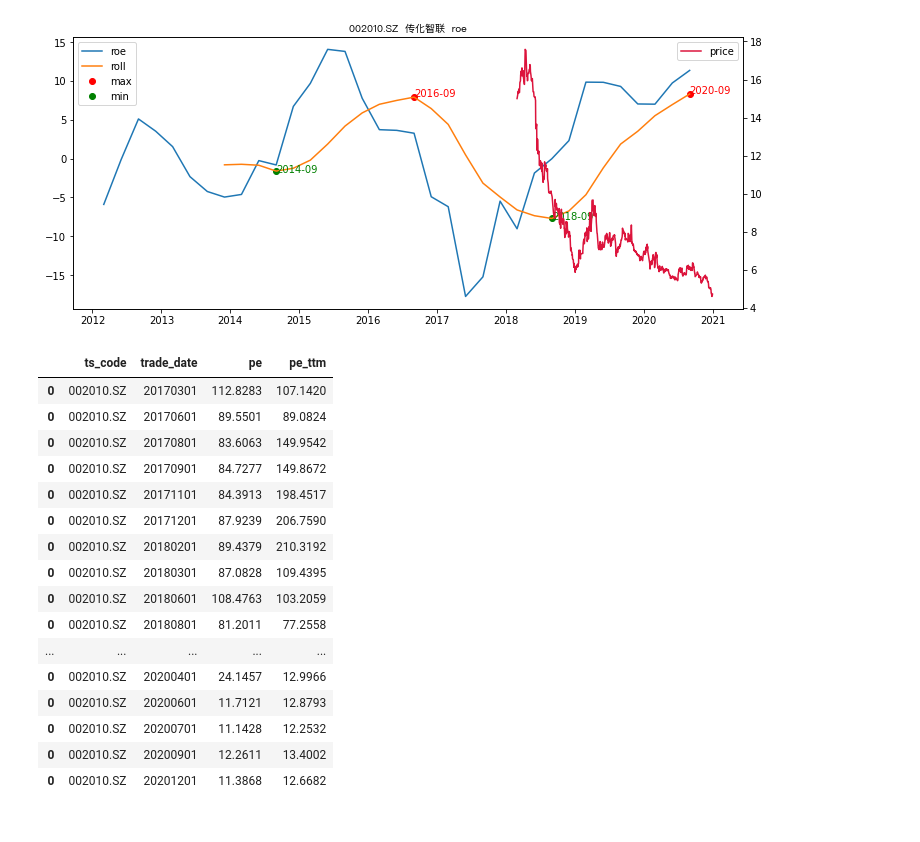
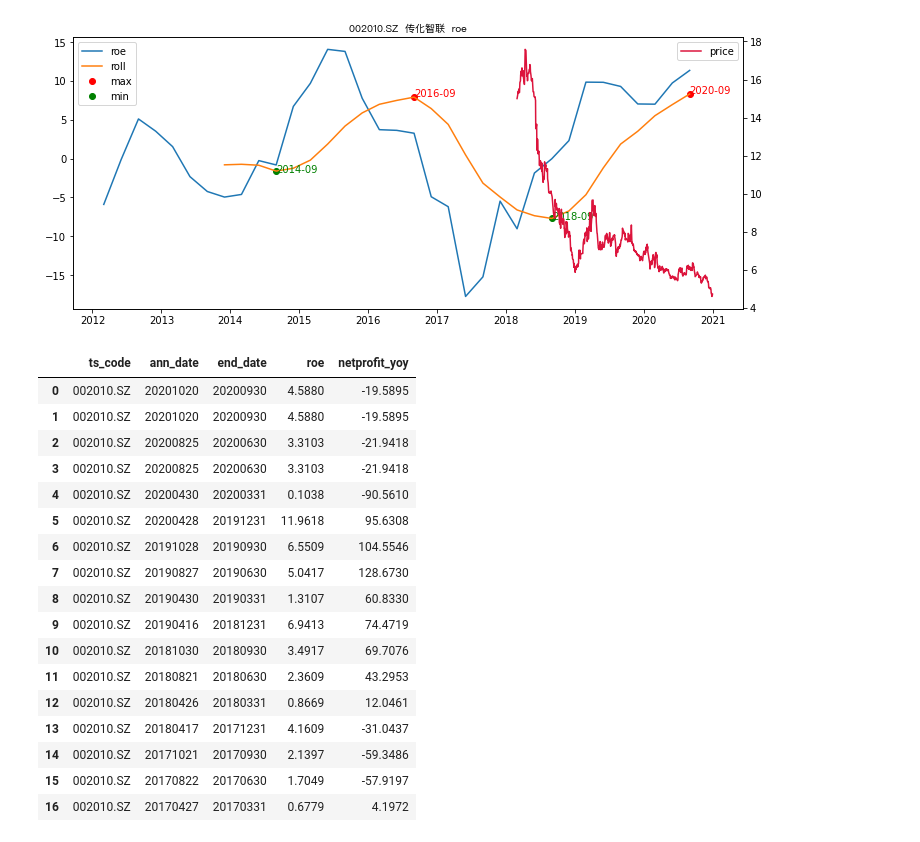
Before and after one commit to zch0423/ZSIntern, a Jupyter notebook: Mar18/tushare.ipynb, the cells around one changed output. Saved outputs shown, nothing was run; the diff lists cells and outputs as text; code cells hidden in the pictures.

```diff
--- a/Mar18/tushare.ipynb
+++ b/Mar18/tushare.ipynb
@@ -10,6 +10,28 @@ roePath = "../Mar04/111家roe数据.csv"
 markPath = "../Mar04/both.csv"
 roe = pd.read_csv(roePath)
 mark = pd.read_csv(markPath)
+# %%
+def getMoreInfo(code, api):
+    '''
+    Description:
+    返回2017-2020的 roe pe数据
+    ---
+    Params:
+    code, str, like 002010.SZ
+    api, tushare api
+    ---
+    Returns:
+    roeInfo, peInfo, DataFrame
+    '''
+    dates = [f"{year}{month:02d}01" for year in range(2017, 2021) for month in range(1, 13) ]
+    results = []
+    for date in dates:
+        df = api.daily_basic(ts_code=code, trade_date=date, fields='ts_code,trade_date,pe,pe_ttm')
+        results.append(df)
+    peInfo = pd.concat(results)
+    # 业绩快报 yoy同比增长 归属母公司股东的净利润
+    roeInfo = api.fina_indicator(ts_code=code, start_date='20170131', end_date='20201231', fields='ts_code,ann_date,end_date,roe,netprofit_yoy')
+    return roeInfo, peInfo
 # %% [markdown]
 ## 传化智联
 # %%
@@ -23,23 +45,25 @@ results = []
 for date in dates:
     df = api.daily_basic(ts_code='002010.SZ', trade_date=date, fields='ts_code,trade_date,pe,pe_ttm')
     results.append(df)
-# %%
-pd.concat(results)
-# %% [output]
-|  | ts_code | trade_date | pe | pe_ttm |
-| 0 | 002010.SZ | 20170301 | 112.8283 | 107.1420 |
-| 0 | 002010.SZ | 20170601 | 89.5501 | 89.0824 |
-| 0 | 002010.SZ | 20170801 | 83.6063 | 149.9542 |
-| 0 | 002010.SZ | 20170901 | 84.7277 | 149.8672 |
-| 0 | 002010.SZ | 20171101 | 84.3913 | 198.4517 |
-| 0 | 002010.SZ | 20171201 | 87.9239 | 206.7590 |
-| 0 | 002010.SZ | 20180201 | 89.4379 | 210.3192 |
-| 0 | 002010.SZ | 20180301 | 87.0828 | 109.4395 |
-| 0 | 002010.SZ | 20180601 | 108.4763 | 103.2059 |
-| 0 | 002010.SZ | 20180801 | 81.2011 | 77.2558 |
-| ... | ... | ... | ... | ... |
-| 0 | 002010.SZ | 20200401 | 24.1457 | 12.9966 |
-| 0 | 002010.SZ | 20200601 | 11.7121 | 12.8793 |
-| 0 | 002010.SZ | 20200701 | 11.1428 | 12.2532 |
-| 0 | 002010.SZ | 20200901 | 12.2611 | 13.4002 |
-| 0 | 002010.SZ | 20201201 | 11.3868 | 12.6682 |
+# %%
+roeInfo, peInfo = getMoreInfo("002010.SZ", api)
+roeInfo
+# %% [output]
+|  | ts_code | ann_date | end_date | roe | netprofit_yoy |
+| 0 | 002010.SZ | 20201020 | 20200930 | 4.5880 | -19.5895 |
+| 1 | 002010.SZ | 20201020 | 20200930 | 4.5880 | -19.5895 |
+| 2 | 002010.SZ | 20200825 | 20200630 | 3.3103 | -21.9418 |
+| 3 | 002010.SZ | 20200825 | 20200630 | 3.3103 | -21.9418 |
+| 4 | 002010.SZ | 20200430 | 20200331 | 0.1038 | -90.5610 |
+| 5 | 002010.SZ | 20200428 | 20191231 | 11.9618 | 95.6308 |
+| 6 | 002010.SZ | 20191028 | 20190930 | 6.5509 | 104.5546 |
+| 7 | 002010.SZ | 20190827 | 20190630 | 5.0417 | 128.6730 |
+| 8 | 002010.SZ | 20190430 | 20190331 | 1.3107 | 60.8330 |
+| 9 | 002010.SZ | 20190416 | 20181231 | 6.9413 | 74.4719 |
+| 10 | 002010.SZ | 20181030 | 20180930 | 3.4917 | 69.7076 |
+| 11 | 002010.SZ | 20180821 | 20180630 | 2.3609 | 43.2953 |
+| 12 | 002010.SZ | 20180426 | 20180331 | 0.8669 | 12.0461 |
+| 13 | 002010.SZ | 20180417 | 20171231 | 4.1609 | -31.0437 |
+| 14 | 002010.SZ | 20171021 | 20170930 | 2.1397 | -59.3486 |
+| 15 | 002010.SZ | 20170822 | 20170630 | 1.7049 | -57.9197 |
+| 16 | 002010.SZ | 20170427 | 20170331 | 0.6779 | 4.1972 |
```
Also changed, not shown: parts of 15 cells of this notebook, 8 other files.
